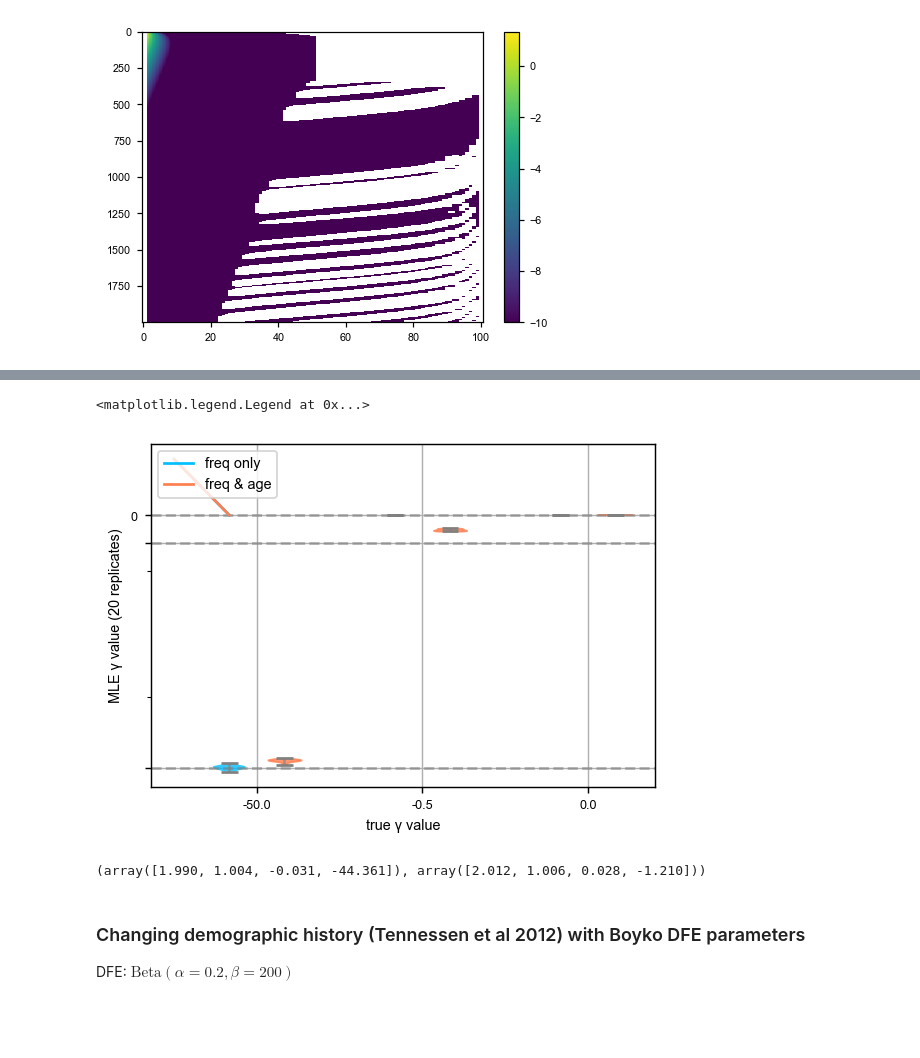
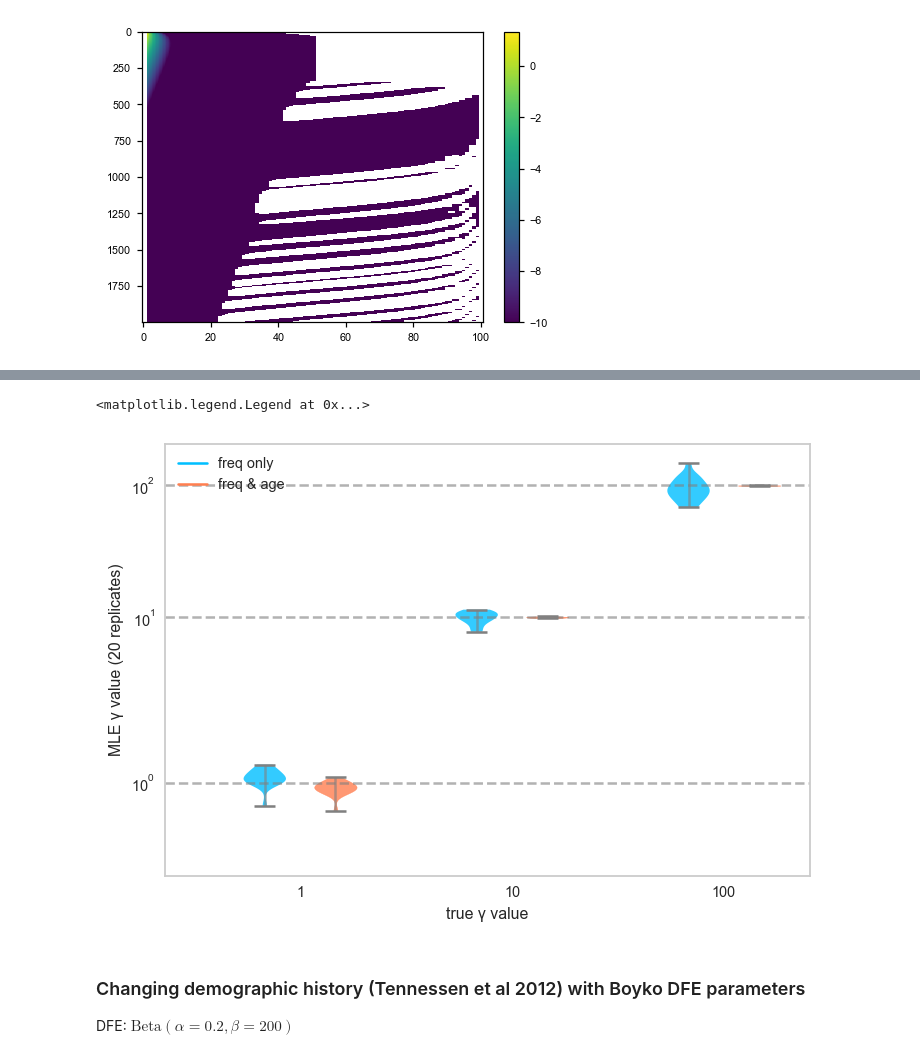
Before and after one commit to VivaswatS/selCoefEst, a Jupyter notebook: changingpopsizesims.ipynb, the cells around one changed output, grey strips where cells are left out. Saved outputs shown, nothing was run; the diff lists cells and outputs as text; code cells hidden in the pictures; blank space fills up the shorter version.

```diff
--- a/changingpopsizesims.ipynb
+++ b/changingpopsizesims.ipynb
@@ -918,44 +920,39 @@ def setViolColors(bp):
     plt.setp(bp['bodies'][1], color='coral', alpha=0.8)
     # plt.setp(bp['cbars'][1], color='coral')
     # plt.setp(bp['caps'][3], color='coral')
     # plt.setp(bp['whiskers'][2], color='coral')
     # plt.setp(bp['whiskers'][3], color='coral')
     # plt.setp(bp['fliers'][1], color='coral')
     # plt.setp(bp['medians'][1], color='coral')
 
 fig = plt.figure(dpi=130)
+plt.style.use('seaborn-paper')
 ax = plt.axes()
-s = np.array([-50,-0.5,0]) #np.array([-100.,-10.,-1.,0])
-# hold(True)
+s = np.array([1,10,100]) #np.array([-100.,-10.,-1.,0])
 
 for i in range(len(s)):
     # bp = plt.boxplot([parestfreq[i,~np.isnan(parestfreq[i,:])],parestage[i,~np.isnan(parestage[i,:])]],positions=[3*i+1,3*i+2], widths=0.6,flierprops=dict(marker='x',markersize=5,alpha=0.5),)
     # setBoxColors(bp)
     vp = plt.violinplot([parestfreq[i,:],parestage[i,:]],positions=[3*i+1,3*i+2], widths=0.6,)
     setViolColors(vp)
     plt.axhline(s[i],color='grey',ls='--',alpha=0.6)
 
 # bp = plt.boxplot([parestfreq0,parestage0],positions=[16,17],widths=0.6,flierprops=dict(marker='x',markersize=5,alpha=0.5))
 # setBoxColors(bp)
 # vp = plt.violinplot([-parestfreq[-1,:],-parestage[-1,:]],positions=[9,10],widths=0.6,)
 # setViolColors(vp)
 # plt.axhline(0.,color='grey',ls='--',alpha=0.6);
 
 # ax.set_xticks([1.5,4.5,7.5,10.5,13.5,16.5]); ax.set_xticklabels(np.ravel(s.tolist()+[0.])); ax.set_yscale('symlog');
-ax.set_xticks([1.5,4.5,7.5]); ax.set_xticklabels(np.ravel(s.tolist())); ax.set_yscale('symlog'); ax.set_yticks(s); plt.grid()
+ax.set_xticks([1.5,4.5,7.5,]); ax.set_xticklabels(np.ravel(s.tolist())); ax.set_yscale('symlog'); ax.set_yticks(s); plt.grid()
 
-hB, = plt.plot([1,0],'-',color='deepskyblue'); hR, = plt.plot([1,0],'-',color='coral'); #hB.set_visible(True); hR.set_visible(True)
-plt.xlabel('true γ value'); plt.ylabel('MLE γ value (20 replicates)')
+hB, = plt.plot(0,0,color='deepskyblue'); hR, = plt.plot(0,0,color='coral'); #hB.set_visible(True); hR.set_visible(True)
+plt.xlabel('true γ value'); plt.ylabel('MLE γ value (20 replicates)'); plt.legend((hB, hR),('freq only','freq & age'),loc='upper left')
 # plt.legend((hB, hR),('freq only, RMSLE: {:.2f}'.format(np.sqrt(np.mean((np.log10(-s[:-1])-np.log10(np.mean(-parestfreq[:-1,:],axis=1)))**2))), 'freq & age, RMSLE: {:.2f}'.format(np.sqrt(np.mean((np.log10(-s[:-1])-np.log10(np.mean(-parestage[:-1,:],axis=1)))**2)))),loc='upper left')
-plt.legend((hB, hR),('freq only','freq & age'),loc='upper left')
 # plt.savefig("../figs/MLEfreqage2.pdf")
 # %% [output]
 <matplotlib.legend.Legend at 0x...>
-[figure, old version]
+[figure, new version]
-# %%
-np.log10(np.mean(-parestfreq,axis=1)), np.log10(np.mean(-parestage,axis=1))
-# %% [output]
-(array([1.990, 1.004, -0.031, -44.361]), array([2.012, 1.006, 0.028, -1.210]))
 # %% [markdown]
 ### Changing demographic history (Tennessen et al 2012) with Boyko DFE parameters
 DFE: $\text{Beta}(\alpha=0.2,\beta=200)$
```
Also changed, not shown: parts of 2 cells of this notebook, 6 other files.
